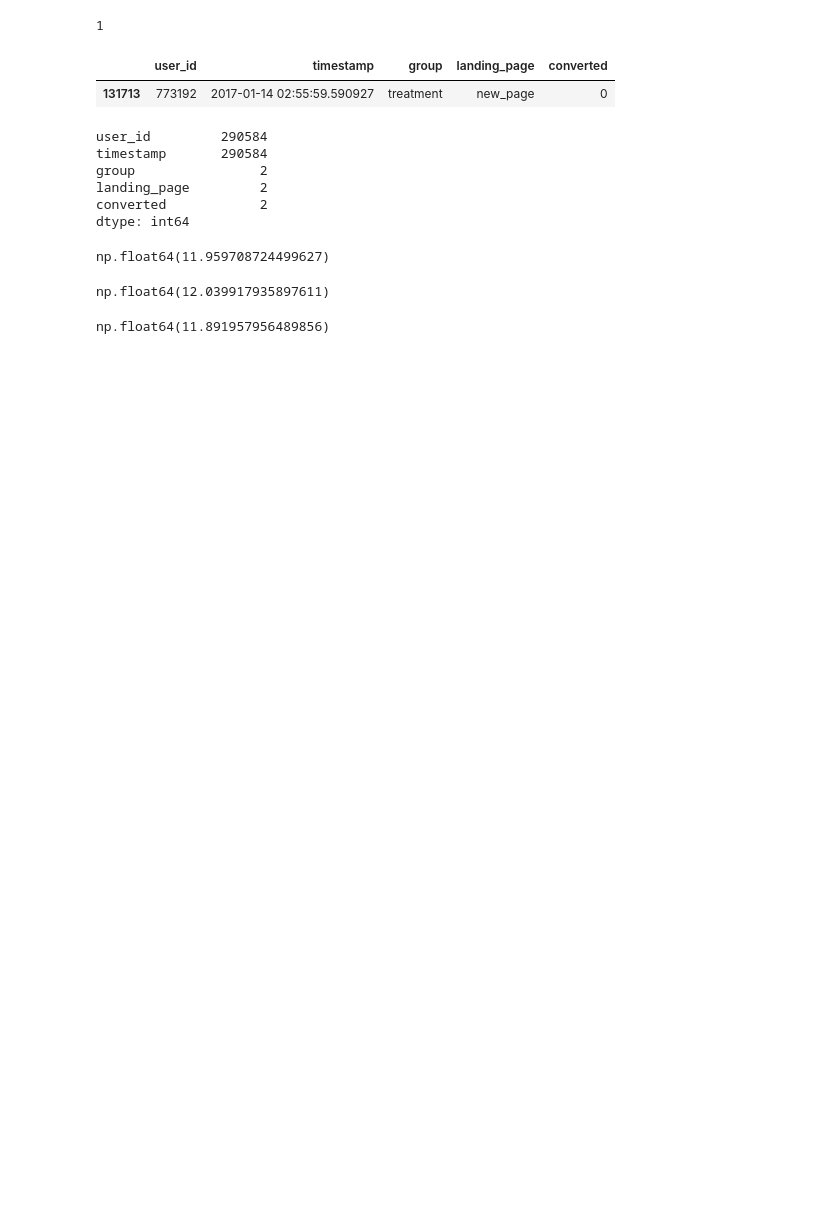
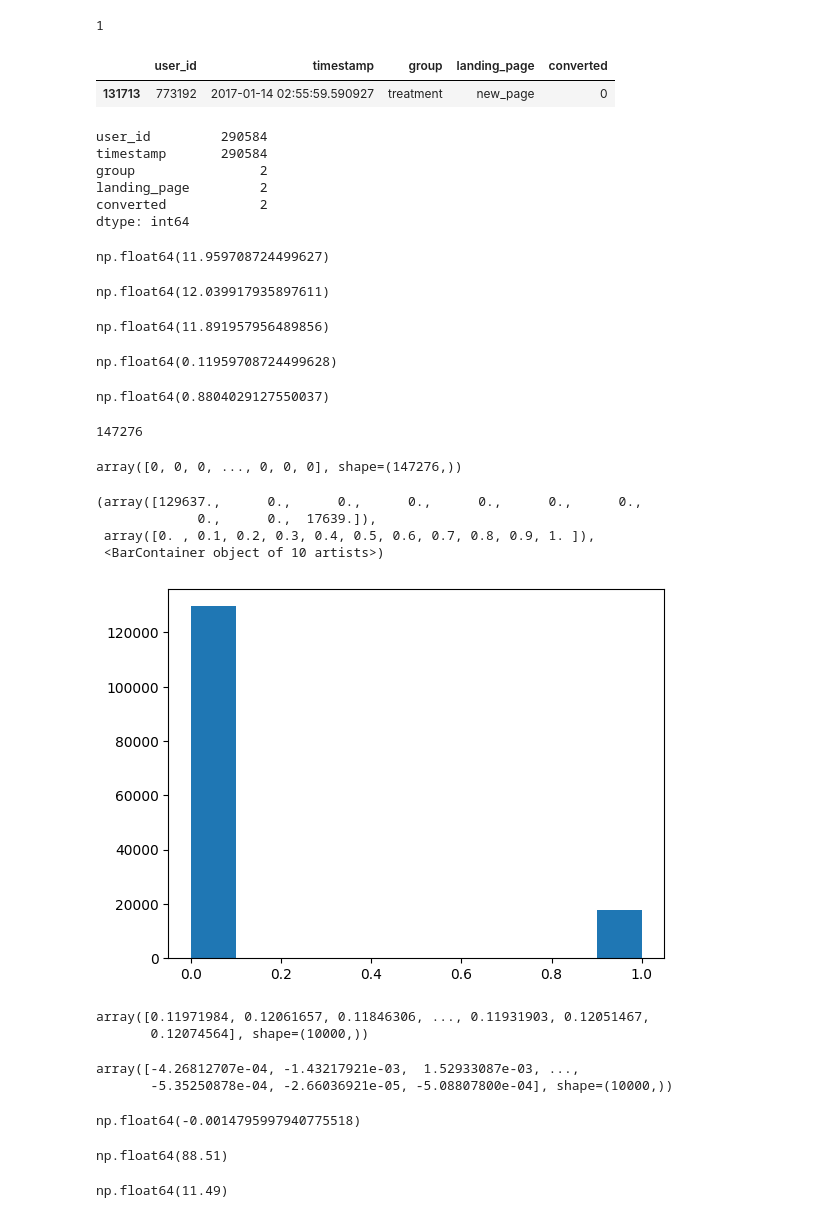
Before and after one commit to Iliya-Askari/Data-Science-Practice, a Jupyter notebook: Inferential/ABTest2.ipynb, the cells around one changed output. Saved outputs shown, nothing was run; the diff lists cells and outputs as text; code cells hidden in the pictures; blank space fills up the shorter version.

```diff
--- a/Inferential/ABTest2.ipynb
+++ b/Inferential/ABTest2.ipynb
@@ -151,3 +151,31 @@ np.float64(12.039917935897611)
 df2_treatment['converted'].mean() * 100
 # %% [output]
 np.float64(11.891957956489856)
+# %%
+df2['converted'].mean()
+#احتمال یک بودن
+# %% [output]
+np.float64(0.11959708724499628)
+# %%
+1 - df2['converted'].mean()
+#احتمال صفر بودن
+# %% [output]
+np.float64(0.8804029127550037)
+# %%
+len(df2_treatment)
+# %% [output]
+147276
+# %%
+new_page_converted = np.random.choice([1, 0], size=len(df2_treatment), p=[df2.converted.mean(), (1 - df2.converted.mean())])
+# %%
+new_page_converted
+# %% [output]
+array([0, 0, 0, ..., 0, 0, 0], shape=(147276,))
+# %%
+plt.hist(new_page_converted)
+# %% [output]
+(array([129637.,      0.,      0.,      0.,      0.,      0.,      0.,
+             0.,      0.,  17639.]),
+ array([0. , 0.1, 0.2, 0.3, 0.4, 0.5, 0.6, 0.7, 0.8, 0.9, 1. ]),
+ <BarContainer object of 10 artists>)
+[figure, added]
@@ -153,0 +188,11 @@ np.float64(11.891957956489856)
+# %%
+old_page_converted
+# %% [output]
+array([0.11971984, 0.12061657, 0.11846306, ..., 0.11931903, 0.12051467,
+       0.12074564], shape=(10000,))
+# %%
+p_diffs = new_page_converted - old_page_converted
+p_diffs
+# %% [output]
+array([-4.26812707e-04, -1.43217921e-03,  1.52933087e-03, ...,
+       -5.35250878e-04, -2.66036921e-05, -5.08807800e-04], shape=(10000,))
@@ -153,0 +201,12 @@ np.float64(11.891957956489856)
+# %%
+ab_data_diff
+# %% [output]
+np.float64(-0.0014795997940775518)
+# %%
+(p_diffs > ab_data_diff).mean() * 100
+# %% [output]
+np.float64(88.51)
+# %%
+(p_diffs < ab_data_diff).mean() * 100
+# %% [output]
+np.float64(11.49)
```
Also changed, not shown: parts of 5 cells of this notebook.
